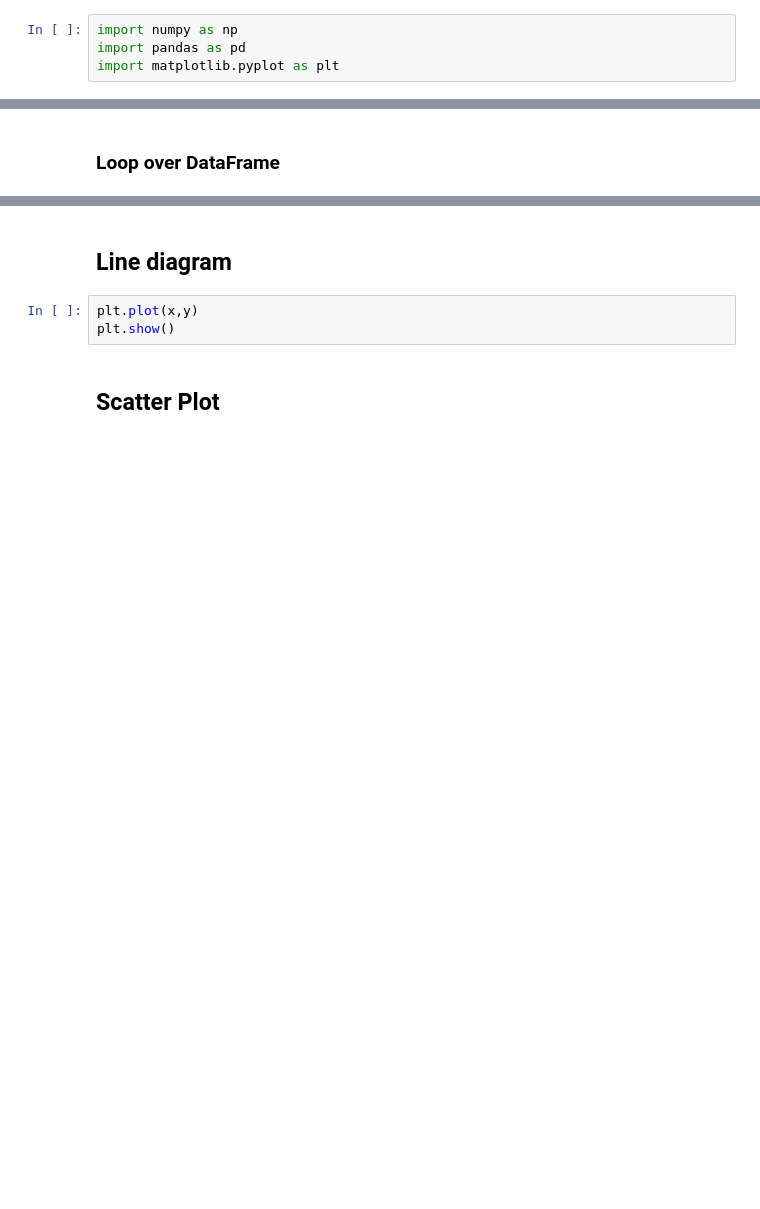
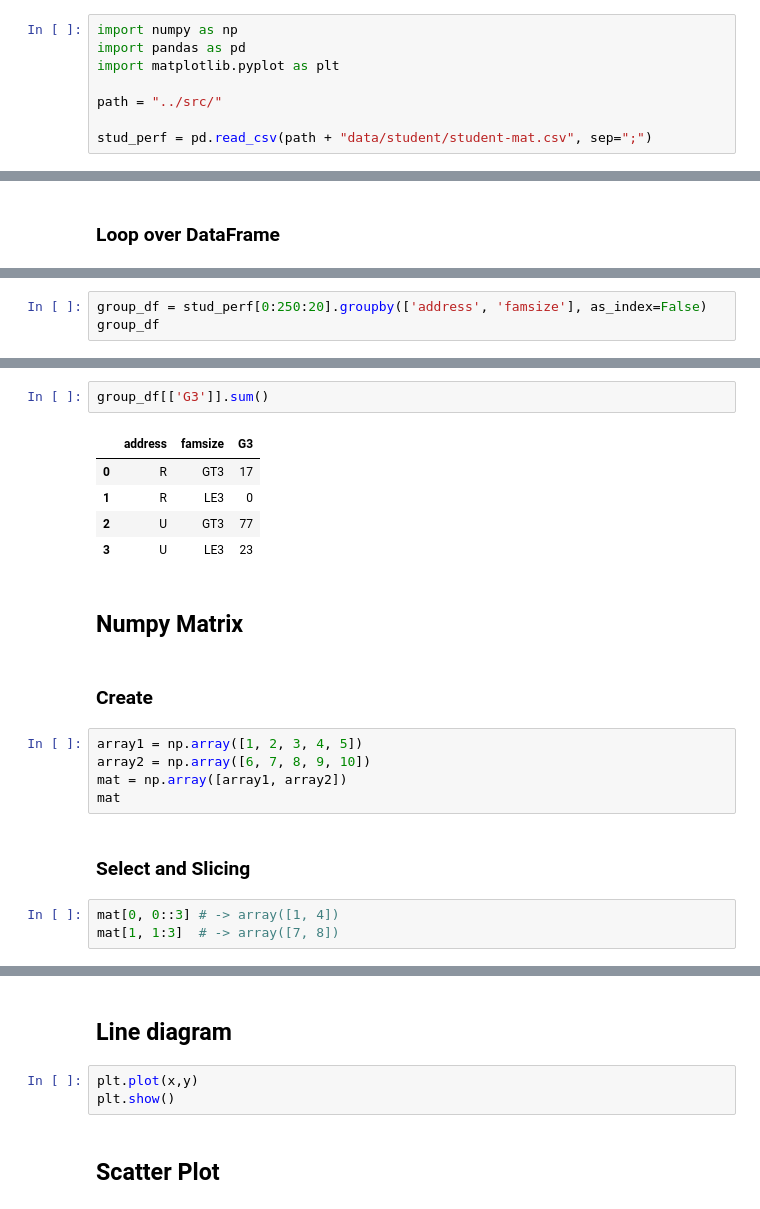
Before and after one commit to jhqiu21/ST2137, a Jupyter notebook: misc/Python.ipynb, the cells around one changed output, grey strips where cells are left out. Cells and saved outputs as stored; diff of their text form; blank space fills up the shorter version.

```diff
--- a/misc/Python.ipynb
+++ b/misc/Python.ipynb
@@ -4,6 +15,10 @@
 import numpy as np
 import pandas as pd
 import matplotlib.pyplot as plt
+
+path = "../src/"
+
+stud_perf = pd.read_csv(path + "data/student/student-mat.csv", sep=";")
 # %% [markdown]
 ## Array
 ### Array Comparison
@@ -160,0 +184,3 @@ cars["COUNTRY"] = cars["country"].apply(str.upper)
+# %%
+group_df = stud_perf[0:250:20].groupby(['address', 'famsize'], as_index=False)
+group_df
@@ -160,0 +211,22 @@ cars["COUNTRY"] = cars["country"].apply(str.upper)
+# %%
+group_df[['G3']].sum()
+# %% [output]
+|  | address | famsize | G3 |
+| 0 | R | GT3 | 17 |
+| 1 | R | LE3 | 0 |
+| 2 | U | GT3 | 77 |
+| 3 | U | LE3 | 23 |
+# %% [markdown]
+## Numpy Matrix
+# %% [markdown]
+### Create
+# %%
+array1 = np.array([1, 2, 3, 4, 5])
+array2 = np.array([6, 7, 8, 9, 10])
+mat = np.array([array1, array2])
+mat
+# %% [markdown]
+### Select and Slicing
+# %%
+mat[0, 0::3] # -> array([1, 4])
+mat[1, 1:3]  # -> array([7, 8])
```
Also changed, not shown: parts of 47 cells of this notebook, 26 other files.
